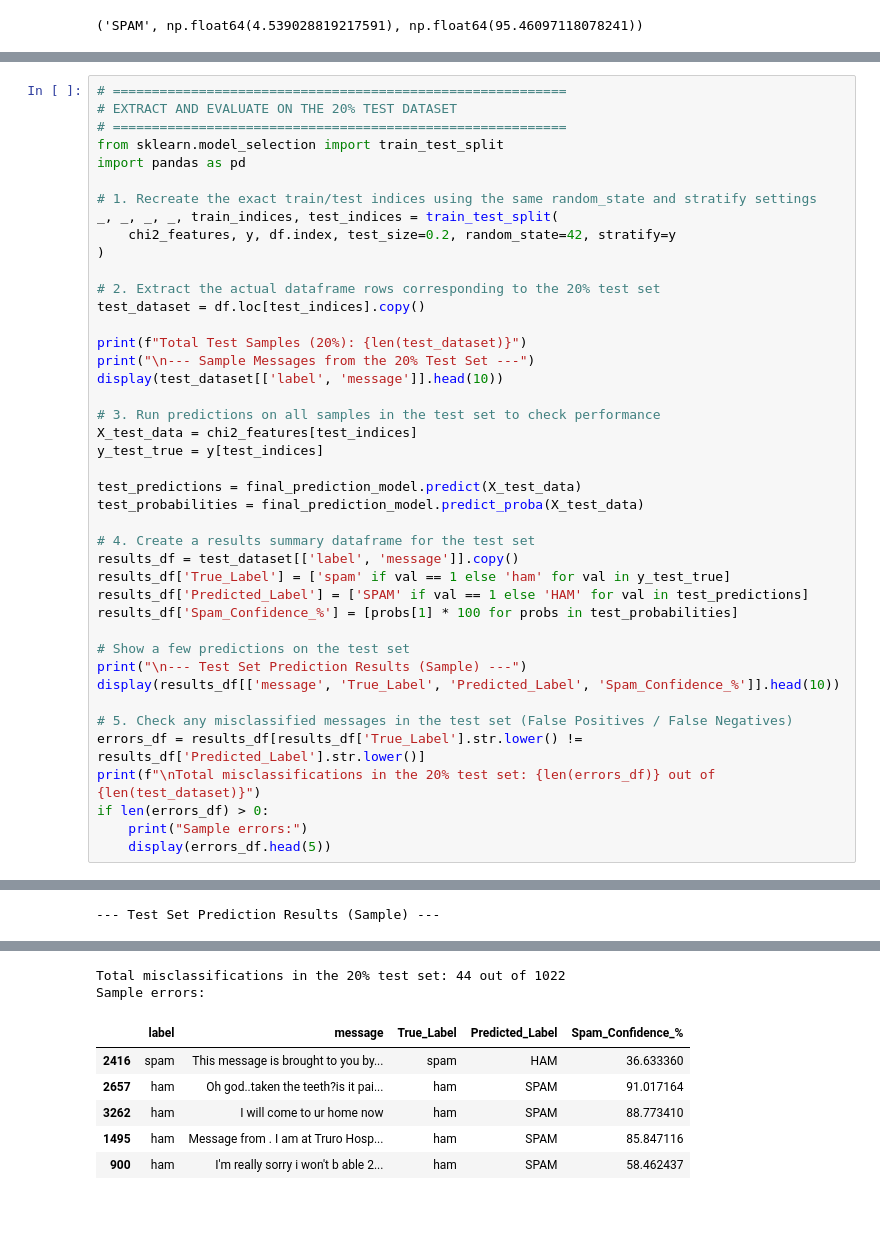
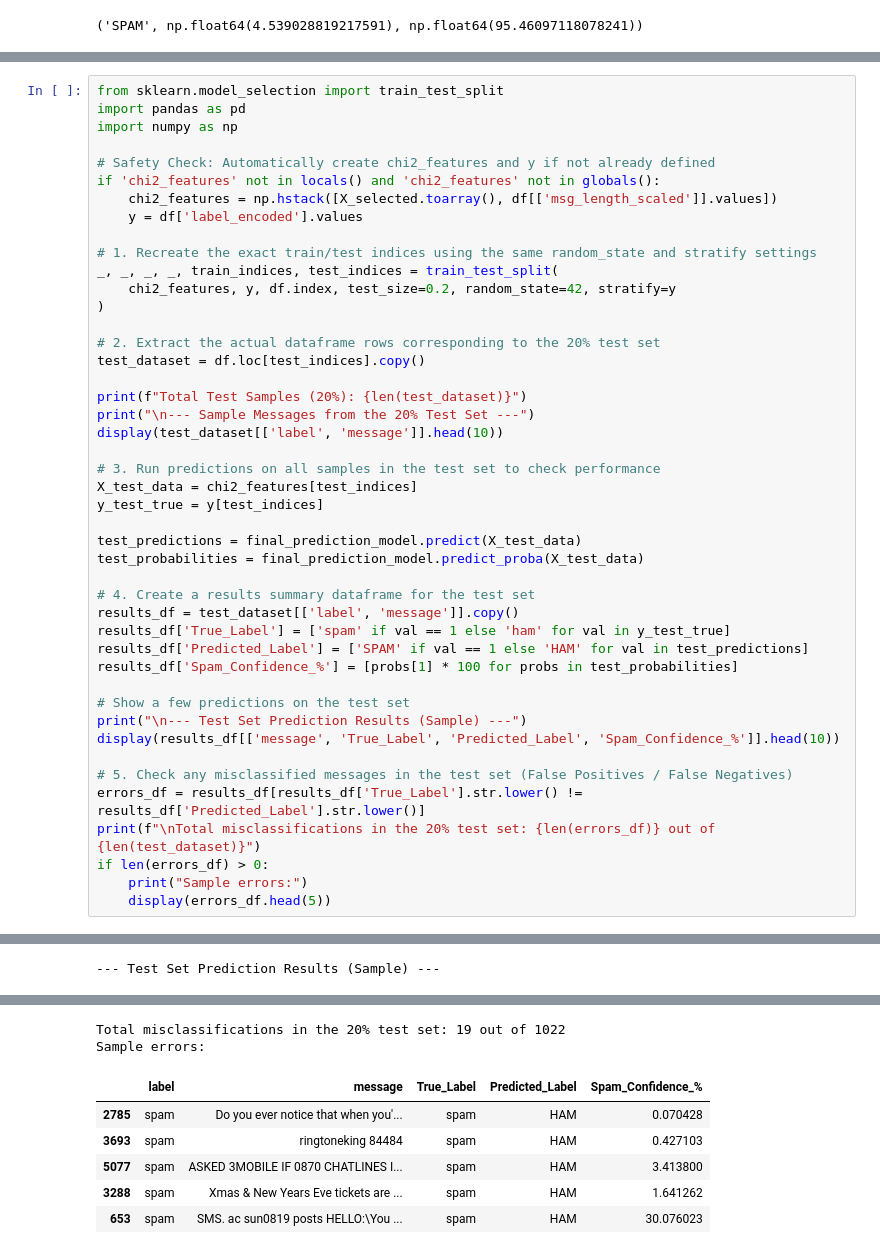
Before and after one commit to pamudivithanagamage/spam, a Jupyter notebook: notebooks/sms_spam_SVM.ipynb, the cells around one changed output, grey strips where cells are left out. Saved outputs shown, nothing was run; the diff lists cells and outputs as text; blank space fills up the shorter version.

```diff
--- a/notebooks/spam_preprocessing.ipynb
+++ b/notebooks/sms_spam_SVM.ipynb
@@ -509,9 +501,12 @@ Confidence   -> Ham: 4.54% | Spam: 95.46%
 # %%
-# ==========================================================
-# EXTRACT AND EVALUATE ON THE 20% TEST DATASET
-# ==========================================================
 from sklearn.model_selection import train_test_split
 import pandas as pd
+import numpy as np
+
+# Safety Check: Automatically create chi2_features and y if not already defined
+if 'chi2_features' not in locals() and 'chi2_features' not in globals():
+    chi2_features = np.hstack([X_selected.toarray(), df[['msg_length_scaled']].values])
+    y = df['label_encoded'].values
 
 # 1. Recreate the exact train/test indices using the same random_state and stratify settings
 _, _, _, _, train_indices, test_indices = train_test_split(
@@ -577,9 +572,9 @@ Total Test Samples (20%): 1022
 | 4426 | How do you plan to manage that | ham | HAM | 0.001049 |
-Total misclassifications in the 20% test set: 44 out of 1022
+Total misclassifications in the 20% test set: 19 out of 1022
 Sample errors:
 |  | label | message | True_Label | Predicted_Label | Spam_Confidence_% |
-| 2416 | spam | This message is brought to you by... | spam | HAM | 36.633360 |
-| 2657 | ham | Oh god..taken the teeth?is it pai... | ham | SPAM | 91.017164 |
-| 3262 | ham | I will come to ur home now | ham | SPAM | 88.773410 |
-| 1495 | ham | Message from . I am at Truro Hosp... | ham | SPAM | 85.847116 |
-| 900 | ham | I'm really sorry i won't b able 2... | ham | SPAM | 58.462437 |
+| 2785 | spam | Do you ever notice that when you'... | spam | HAM | 0.070428 |
+| 3693 | spam | ringtoneking 84484 | spam | HAM | 0.427103 |
+| 5077 | spam | ASKED 3MOBILE IF 0870 CHATLINES I... | spam | HAM | 3.413800 |
+| 3288 | spam | Xmas & New Years Eve tickets are ... | spam | HAM | 1.641262 |
+| 653 | spam | SMS. ac sun0819 posts HELLO:\You ... | spam | HAM | 30.076023 |
```
Also changed, not shown: parts of 27 cells of this notebook.
